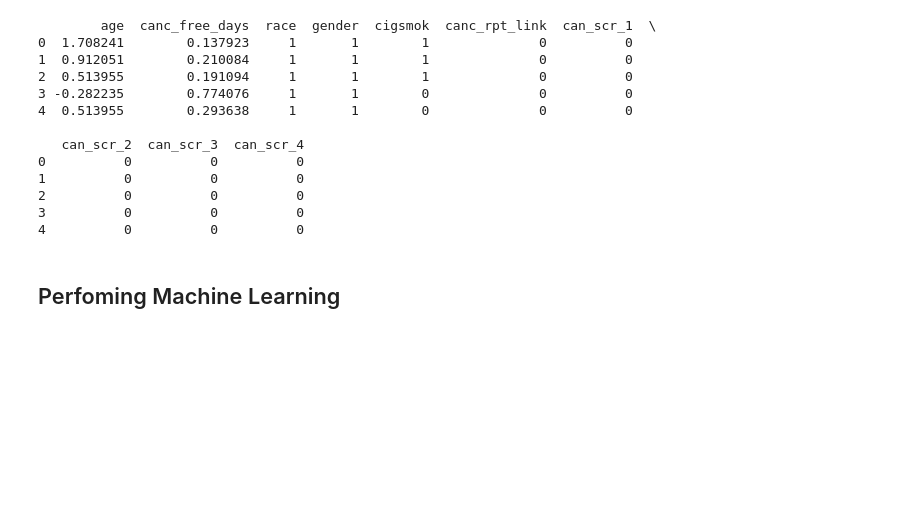
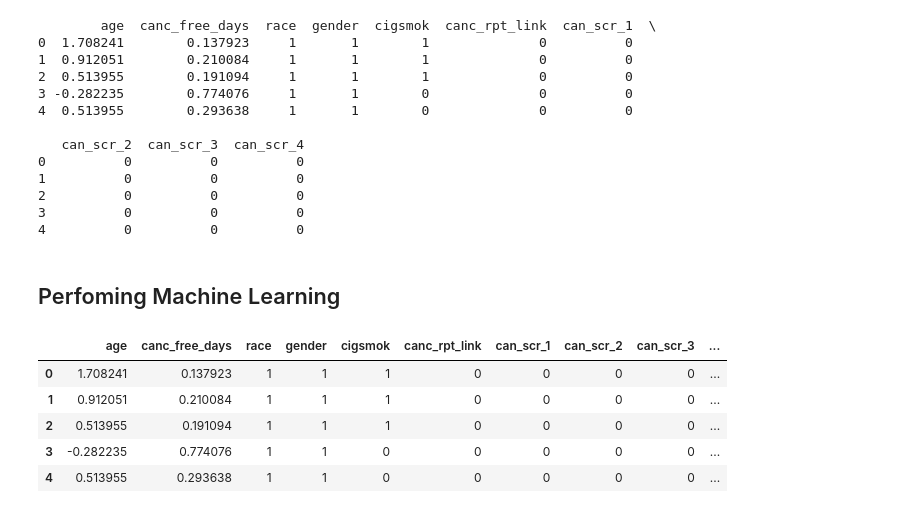
Before and after one commit to Desmondonam/Lung_cancer_Prediction, a Jupyter notebook: Lung_cancer_ML.ipynb, the cells around one changed output. Drawn from its saved outputs; the diff is of its cells as text; code cells hidden in the pictures; blank space fills up the shorter version.

```diff
--- a/Lung_cancer_ML.ipynb
+++ b/Lung_cancer_ML.ipynb
@@ -510,3 +513,15 @@ from sklearn.ensemble import RandomForestClassifier
 from sklearn.svm import SVC
 from sklearn.neighbors import KNeighborsClassifier
 from sklearn.metrics import accuracy_score
+# %%
+# load the extracted features to a csv daata
+extracted_features = pd.read_csv('/content/sample_data/features_data.csv')
+# %%
+extracted_features.head()
+# %% [output]
+|  | age | canc_free_days | race | gender | cigsmok | canc_rpt_link | can_scr_1 | can_scr_2 | can_scr_3 | ... |
+| 0 | 1.708241 | 0.137923 | 1 | 1 | 1 | 0 | 0 | 0 | 0 | ... |
+| 1 | 0.912051 | 0.210084 | 1 | 1 | 1 | 0 | 0 | 0 | 0 | ... |
+| 2 | 0.513955 | 0.191094 | 1 | 1 | 1 | 0 | 0 | 0 | 0 | ... |
+| 3 | -0.282235 | 0.774076 | 1 | 1 | 0 | 0 | 0 | 0 | 0 | ... |
+| 4 | 0.513955 | 0.293638 | 1 | 1 | 0 | 0 | 0 | 0 | 0 | ... |
```
Also changed, not shown: parts of 6 cells of this notebook.
